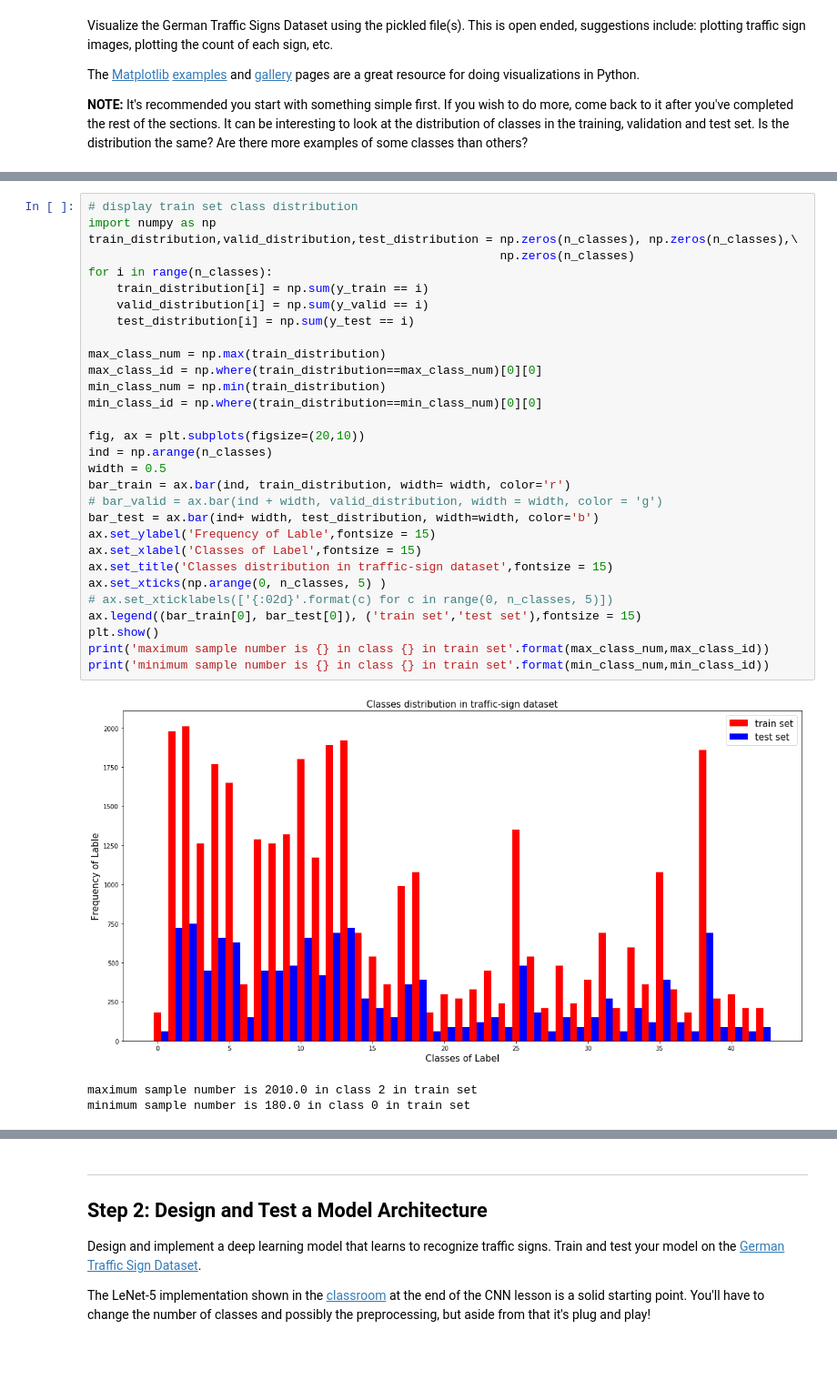
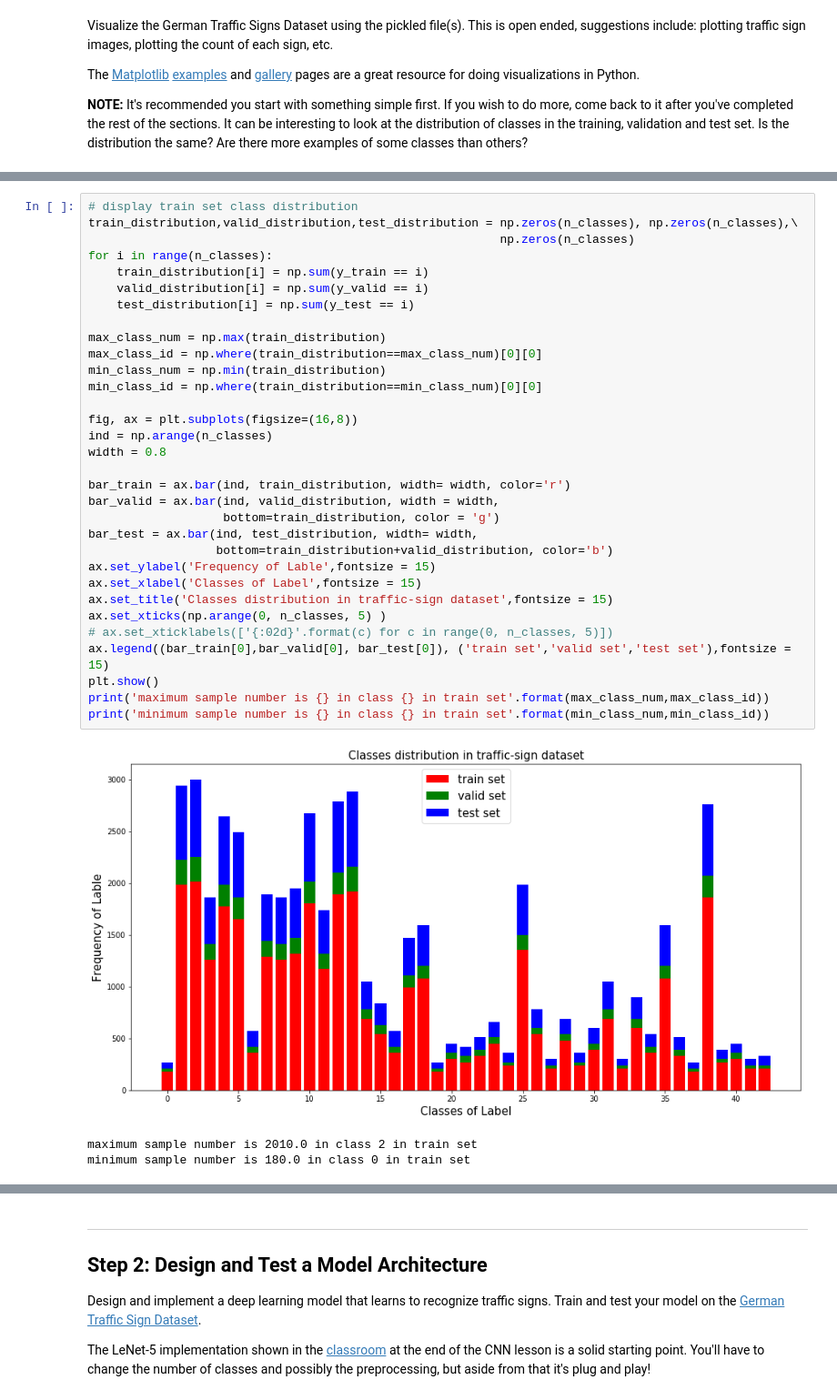
Before and after one commit to thomasgui76/CarND-Traffic-Sign-Classifier-Project, a Jupyter notebook: Traffic_Sign_Classifier.ipynb, the cells around one changed output, grey strips where cells are left out. Shown at 91% size. Saved outputs shown, nothing was run; the diff lists cells and outputs as text; blank space fills up the shorter version.

Commit message:
2nd version, improve preprocess and visualization

```diff
--- a/Traffic_Sign_Classifier.ipynb
+++ b/Traffic_Sign_Classifier.ipynb
@@ -120,35 +120,37 @@ visualization(X_train[index], y_train[index])
 # %%
 # display train set class distribution
-import numpy as np
 train_distribution,valid_distribution,test_distribution = np.zeros(n_classes), np.zeros(n_classes),\
                                                           np.zeros(n_classes)
 for i in range(n_classes):
     train_distribution[i] = np.sum(y_train == i)
     valid_distribution[i] = np.sum(y_valid == i)
     test_distribution[i] = np.sum(y_test == i)
 
 max_class_num = np.max(train_distribution)
 max_class_id = np.where(train_distribution==max_class_num)[0][0]
 min_class_num = np.min(train_distribution)
 min_class_id = np.where(train_distribution==min_class_num)[0][0]
 
-fig, ax = plt.subplots(figsize=(20,10))
+fig, ax = plt.subplots(figsize=(16,8))
 ind = np.arange(n_classes)
-width = 0.5
+width = 0.8
+
 bar_train = ax.bar(ind, train_distribution, width= width, color='r')
-# bar_valid = ax.bar(ind + width, valid_distribution, width = width, color = 'g')
-bar_test = ax.bar(ind+ width, test_distribution, width=width, color='b')
+bar_valid = ax.bar(ind, valid_distribution, width = width,
+                   bottom=train_distribution, color = 'g')
+bar_test = ax.bar(ind, test_distribution, width= width,
+                  bottom=train_distribution+valid_distribution, color='b')
 ax.set_ylabel('Frequency of Lable',fontsize = 15)
 ax.set_xlabel('Classes of Label',fontsize = 15)
 ax.set_title('Classes distribution in traffic-sign dataset',fontsize = 15)
 ax.set_xticks(np.arange(0, n_classes, 5) )
 # ax.set_xticklabels(['{:02d}'.format(c) for c in range(0, n_classes, 5)])
-ax.legend((bar_train[0], bar_test[0]), ('train set','test set'),fontsize = 15)
+ax.legend((bar_train[0],bar_valid[0], bar_test[0]), ('train set','valid set','test set'),fontsize = 15)
 plt.show()
 print('maximum sample number is {} in class {} in train set'.format(max_class_num,max_class_id))
 print('minimum sample number is {} in class {} in train set'.format(min_class_num,min_class_id))
 # %% [output]
-[figure, old version]
+[figure, new version]
 maximum sample number is 2010.0 in class 2 in train set
 minimum sample number is 180.0 in class 0 in train set
 # %%
```
Also changed, not shown: parts of 18 cells of this notebook, 21 other files.
